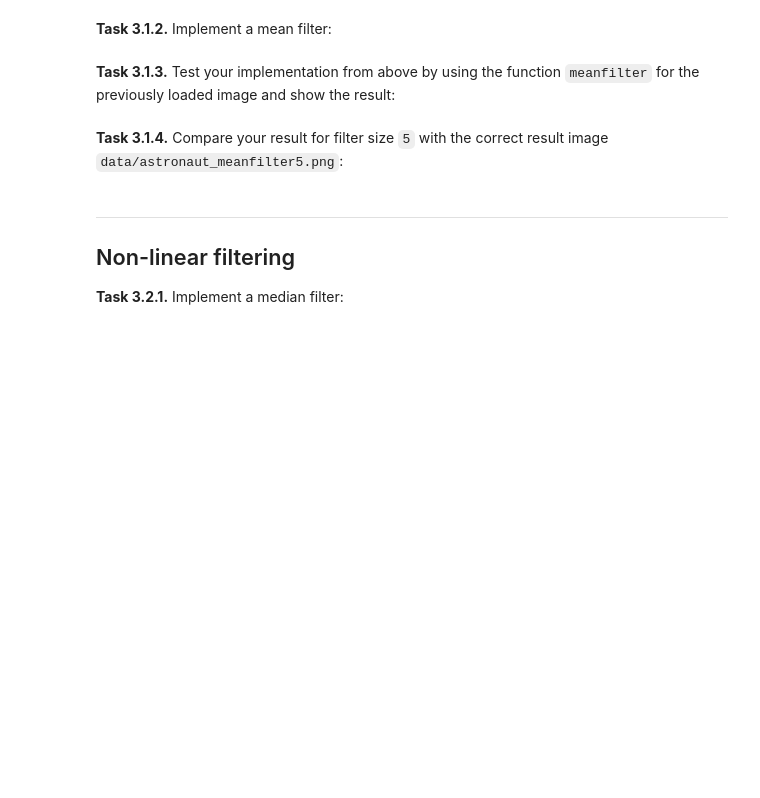
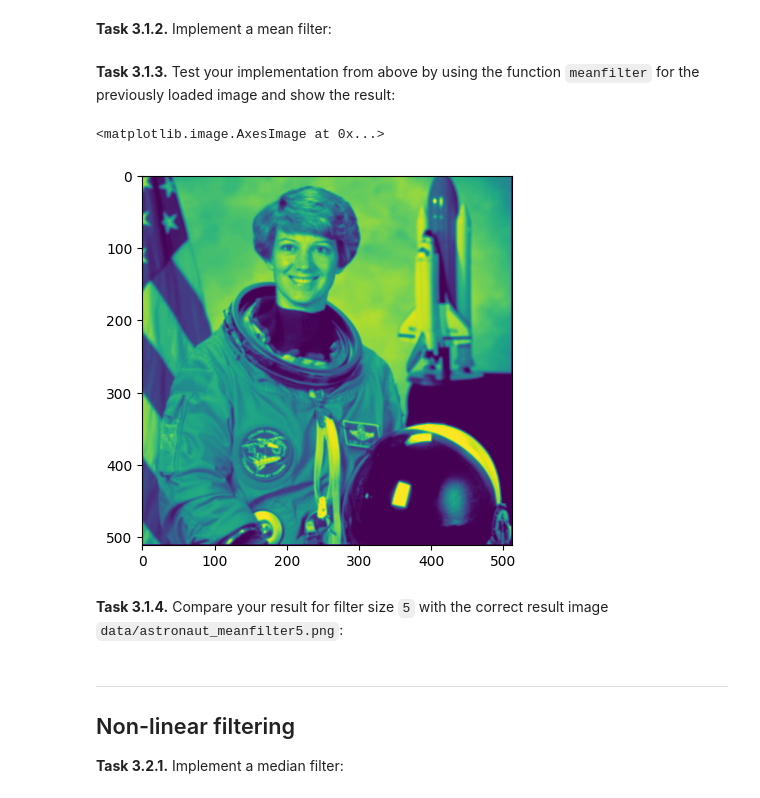
Before and after one commit to annika-st/mobi-fs3-python, a Jupyter notebook: task3.ipynb, the cells around one changed output. Drawn from its saved outputs; the diff is of its cells as text; code cells hidden in the pictures; blank space fills up the shorter version.

```diff
--- a/task3.ipynb
+++ b/task3.ipynb
@@ -10,6 +10,8 @@ import matplotlib.pyplot as plt
 
 **<a id="#">Task 3.1.1.</a>** Load the image `data/astronaut.png` and show it:
 # %%
-balls = plt.imread("data/astronaut.png")
-plt.imshow(balls)
+astro = plt.imread("data/astronaut.png")
+plt.imshow(astro)
+
+astro.shape
 # %% [output]
@@ -18,18 +20,27 @@ plt.imshow(balls)
 # %% [markdown]
 **<a id="#">Task 3.1.2.</a>** Implement a mean filter:
 # %%
-def meanfilter(img, size):
-    result = numpy.zeros(img.shape)
+def meanfilter(astro, size):
+    result = numpy.zeros(astro.shape)
     n = (size - 1) // 2
-    for p in numpy.ndindex(img.shape):
+    for p in numpy.ndindex(astro.shape):
         neighborhood_sum = 0
-        for q in numpy.ndindex(size, size):
-            # write your code here
-        # ...
+        if n <= p[0] < astro.shape[0]-n  and n <= p[1]<astro.shape[1]-n:
+            for q in numpy.ndindex(size, size):
+                neighborhood_sum = astro[p[0] + q[0]-n, p[1] + q[1]- n] + neighborhood_sum
+            mean = neighborhood_sum/size**2
+            result[p]= mean
     # write your code here
     return result
 # %% [markdown]
 **<a id="#">Task 3.1.3.</a>** Test your implementation from above by using the function `meanfilter` for the previously loaded image and show the result:
+# %%
+image=meanfilter(astro, 3)
+
+plt.imshow(image)
+# %% [output]
+<matplotlib.image.AxesImage at 0x...>
+[figure, added]
 # %% [markdown]
 **<a id="#">Task 3.1.4.</a>** Compare your result for filter size `5` with the correct result image `data/astronaut_meanfilter5.png`:
 # %% [markdown]
```
Also changed, not shown: parts of 1 cell of this notebook.
